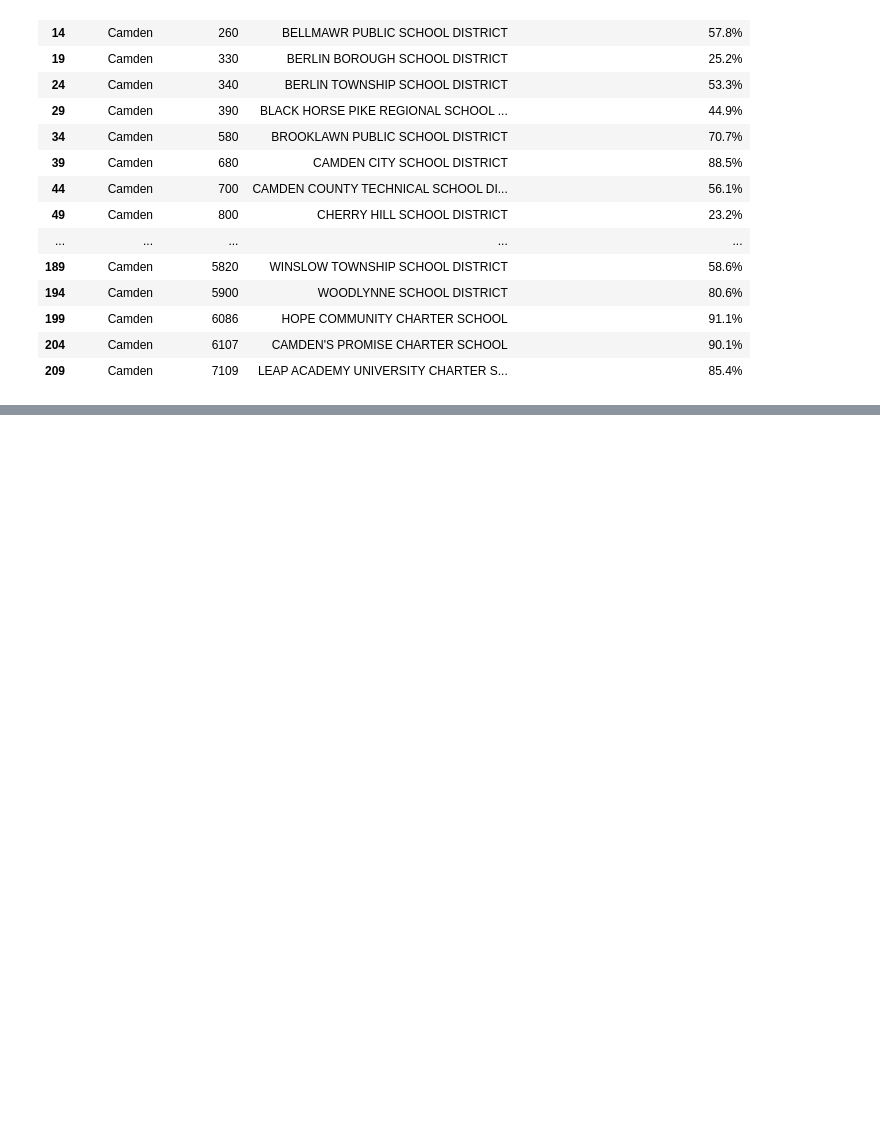
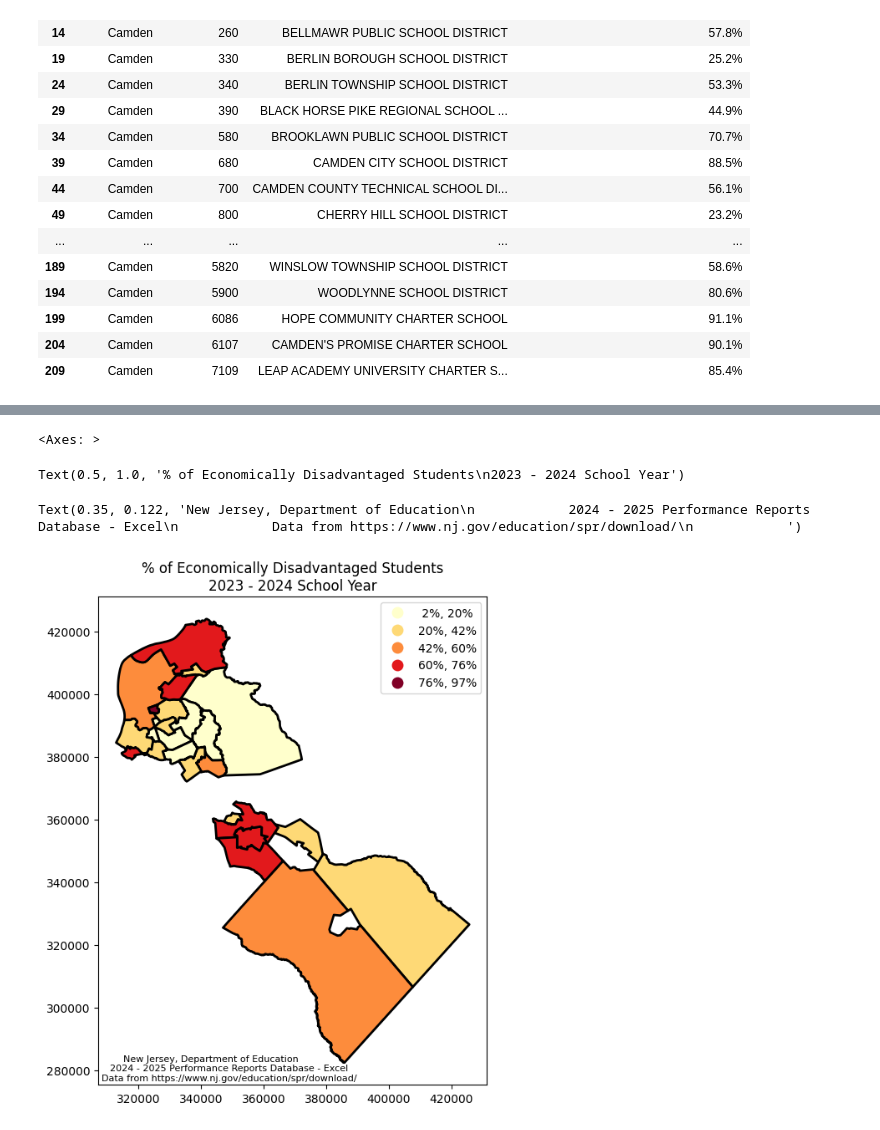
Before and after one commit to MhiyaJ/My-GIS-Stuff, a Jupyter notebook: *PS1- School Districts.ipynb, the cells around one changed output, grey strips where cells are left out. Drawn from its saved outputs; the diff is of its cells as text; code cells hidden in the pictures; blank space fills up the shorter version.

```diff
--- a/*PS1- School Districts.ipynb
+++ b/*PS1- School Districts.ipynb
@@ -203,0 +211,5 @@ Text(0.35, 0.122, 'New Jersey, Department of Education\n            2024 - 2025
+# %%
+DisXls2=DisXls[DisXls['SchoolYear'] =='2023-24'][['CountyName','DistrictCode','DistrictName','Economically Disadvantaged Students']]
+DisXls2.rename(columns={'DistrictName' : 'District'}, inplace=True)
+DisXls2['District'] = DisXls2['District'].str.upper()
+DisXls2
@@ -203,0 +234,8 @@ Text(0.35, 0.122, 'New Jersey, Department of Education\n            2024 - 2025
+# %%
+njSch['DistrictCode'] = njSch['DistrictCode'].astype(str)
+DisXls2['DistrictCode'] = DisXls2['DistrictCode'].astype(str).str.zfill(4) # Ensure 4 digits with leading zeros
+
+njSch_filtered = njSch[njSch['CountyCode'] == '07'].copy() # Use .copy() to avoid SettingWithCopyWarning
+
+a1 = pd.merge(njSch_filtered, DisXls2, left_on='DistrictCode', right_on='DistrictCode', how='outer', indicator=True)
+a1
@@ -203,0 +269,23 @@ Text(0.35, 0.122, 'New Jersey, Department of Education\n            2024 - 2025
+# %%
+fig, ax = plt.subplots(figsize=(6,8))
+
+# Convert the 'Economically Disadvantaged Students' column to numeric, handling NaN values
+a1['Economically Disadvantaged Students'] = a1['Economically Disadvantaged Students'].apply(lambda x: float(x.replace('%', '')) if isinstance(x, str) else x)
+
+a1.plot(ax=ax,figsize=(6,8),column='Economically Disadvantaged Students',legend=True,cmap='YlOrRd',
+          scheme='natural_breaks',k=5, edgecolor='black',linewidth=2,legend_kwds= {"fmt": "{:.0f}%"})
+ax.set_title('''% of Economically Disadvantaged Students
+2023 - 2024 School Year''')
+#ax.annotate('Note added to chart with minimum parameters', xy = (200000, 1000))
+plt.figtext(0.35, 0.122,
+            '''New Jersey, Department of Education
+            2024 - 2025 Performance Reports Database - Excel
+            Data from https://www.nj.gov/education/spr/download/
+            ''',
+            ha="center", fontsize=8, #bbox={"facecolor":"white", "alpha":0.5, "pad":5}
+            )
+# %% [output]
+<Axes: >
+Text(0.5, 1.0, '% of Economically Disadvantaged Students\n2023 - 2024 School Year')
+Text(0.35, 0.122, 'New Jersey, Department of Education\n            2024 - 2025 Performance Reports Database - Excel\n            Data from https://www.nj.gov/education/spr/download/\n            ')
+[figure, added]
```
Also changed, not shown: parts of 9 cells of this notebook.
